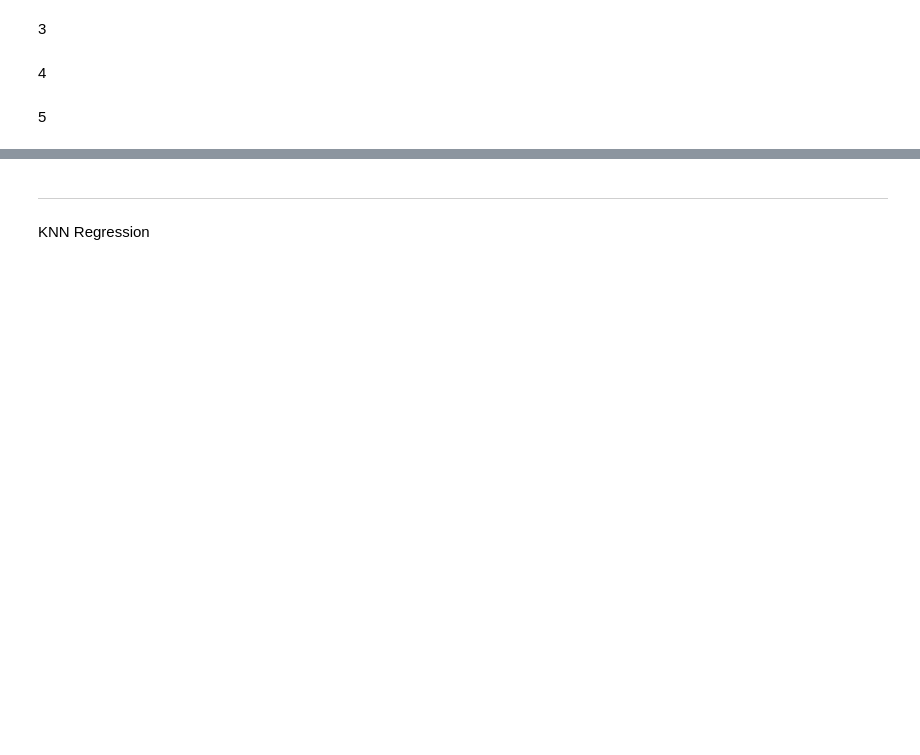
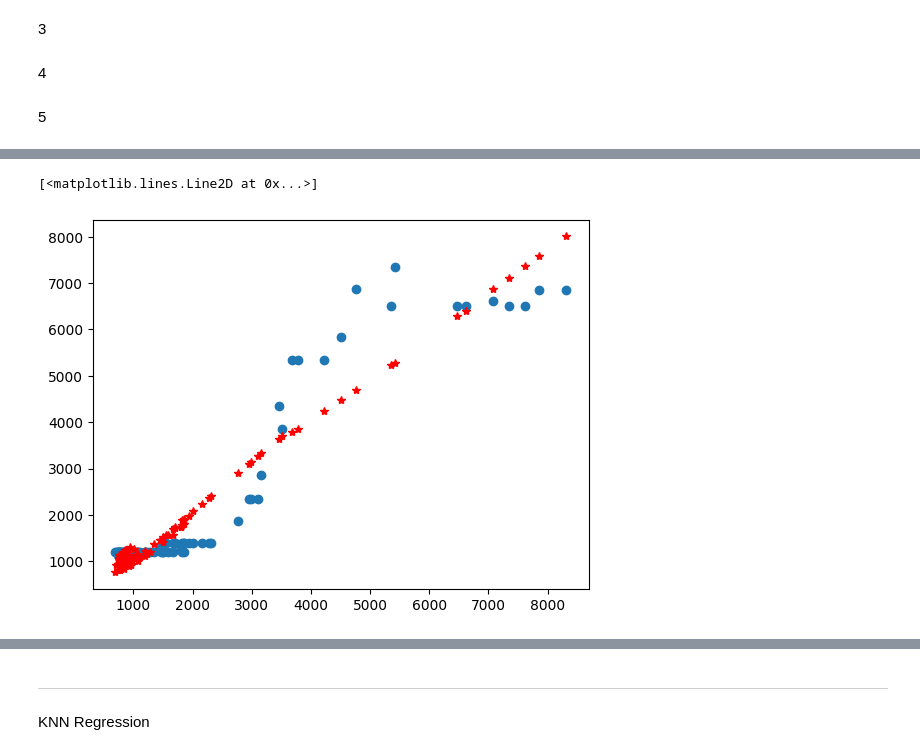
Before and after one commit to sitthatkaja/statistics, a Jupyter notebook: Testofpaper.ipynb, the cells around one changed output, grey strips where cells are left out. Saved outputs shown, nothing was run; the diff lists cells and outputs as text; code cells hidden in the pictures; blank space fills up the shorter version.

```diff
--- a/Testofpaper.ipynb
+++ b/Testofpaper.ipynb
@@ -291,0 +312,8 @@ y_pred_lnr5 = model5.predict(X_test5)
+# %%
+y_pred_train1 = model1.predict(X_train1)
+# %%
+plt.scatter(X_train1['Inflow** (cfs)'],y_train1)
+plt.plot(X_train1['Inflow** (cfs)'],y_pred_train1,'r*')
+# %% [output]
+[<matplotlib.lines.Line2D at 0x...>]
+[figure, added]
```
Also changed, not shown: parts of 10 cells of this notebook.
